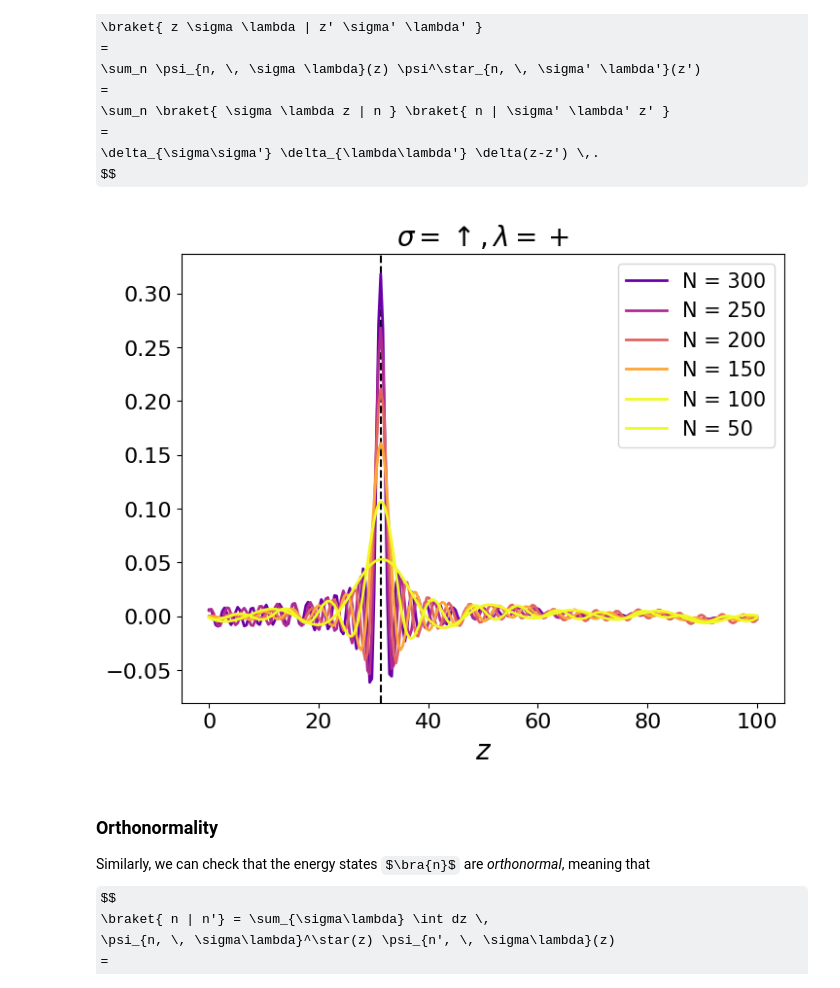
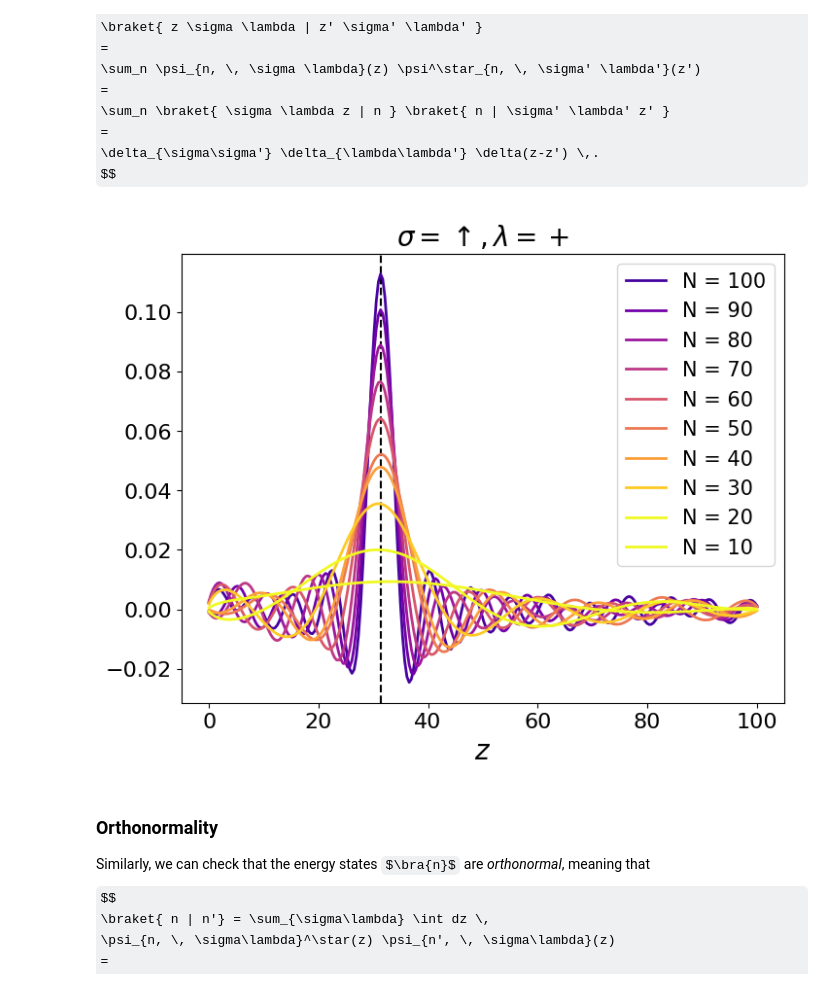
Before and after one commit to danidimic/MTI_SC_Gorkov, a Jupyter notebook: GMTI_Numerical.ipynb, the cells around one changed output. Cells and saved outputs as stored; diff of their text form; code cells hidden in the pictures; some formulas as TeX source.

```diff
--- a/GMTI_Numerical.ipynb
+++ b/GMTI_Numerical.ipynb
@@ -244,7 +244,7 @@ def eigenstates(Nlat, dZ, kx, ky, L, Neig=10, C = -0.0068, D1 = 1.3, D2 = 19.6,
     # solve the tight-binding problem
     egval, egvec = eigsh(tb, k=Neig, sigma=0)
 
-    # spinors for wavefunctions
+    # normlaized spinors for wavefunctions
     spinors = np.array([[ egvec[:, iegv][4*ilat:4*ilat+4] for ilat in range(Nlat)] for iegv in range(Neig)])
 
     return [lattice, egval, np.array(spinors)]
@@ -253,7 +253,7 @@ def eigenstates(Nlat, dZ, kx, ky, L, Neig=10, C = -0.0068, D1 = 1.3, D2 = 19.6,
 # lattice
 Nlat = 250; d = 100.; dZ = d/(Nlat-1)
 # eigenstates
-lattice, egval, spinors = eigenstates(Nlat=Nlat, dZ=dZ, kx=0., ky=0., L=0., Neig=300)
+lattice, egval, spinors = eigenstates(Nlat=Nlat, dZ=dZ, kx=0., ky=0., L=0., Neig=100)
 # %% [markdown]
 ## <font> **Eigenstates and Eigenenergies** </font>
 
@@ -311,17 +311,22 @@ Energy eigenvalues: [ 0.0272764   0.03195007  0.0272764   0.03195007  0.3373128
 # figure
 fig, ax = plt.subplots(1,1, figsize=(10, 6))
 
+# norm
+norm = 0
 # loop over eigenvalues
-for iegv in range(0,n,1):
+for iegv in range(spinors.shape[0]):
 
     # probability density for each lattice point
     probdens = np.array([np.dot(np.conjugate(s), s) for s in spinors[iegv]]).real
 
-    # plot probability density
-    ax.plot(lattice, probdens, label='n=' + str(iegv), lw=3, c=cmap(iegv))
+    if iegv < n:
+        # plot probability density
+        ax.plot(lattice, probdens, label='n=' + str(iegv), lw=3, c=cmap(iegv))
 
     # normalization
-    #print(np.trapz(probdens))
+    norm += np.trapz(probdens)
+
+print('Normalization = ' + str(round(norm,5)))
 
 ax.legend(fontsize=15, loc='upper center', ncol=3)
 ax.set_xlabel('$z$', fontsize = 20)
@@ -406,37 +412,37 @@ $$
 $$
 # %%
 # iterations on eigenstates
-N = np.arange(start=50, stop=350, step=50)
+N = np.arange(start=10, stop=101, step=10)
 
 # figure
 fig, ax = plt.subplots(1,1, figsize=(8,6))
 # colors
 cmap = plt.get_cmap('plasma', len(N))
 # titles
 title = ['$\sigma=\\uparrow, \lambda=+$', '$\sigma=\downarrow, \lambda=+$', '$\sigma=\\uparrow, \lambda=-$','$\sigma=\downarrow, \lambda=-$']
 
 # z' position (between 0 and Nlat)
 X = 78; ax.axvline(x=lattice[X], c='black', ls='dashed')
 
 icomp = 0
 
 # loop over states
 for idx in range(1,len(N)+1):
 
     # number of states
     Negv = N[-idx]
     # compute psi(x).psi^\star (x')
     delta = np.array([ np.sum([ spinors[iegv][x][icomp]*np.conj(spinors[iegv][X][icomp]) for iegv in range(Negv)]) for x in range(Nlat) ])
 
     # plot the function on lattice
     ax.plot(lattice, delta.real, lw=2, c=cmap(idx), label='N = ' + str(Negv))
 
 ax.legend(fontsize=15)
 ax.set_title(title[icomp], fontsize = 20)
 ax.set_xlabel('$z$', fontsize = 20)
 ax.tick_params(axis='both', which='major', labelsize=16);
 # %% [output]
-[figure, old version]
+[figure, new version]
 # %% [markdown]
 ### <font> Orthonormality </font>
 
```
Also changed, not shown: parts of 11 cells of this notebook, 2 other files.
